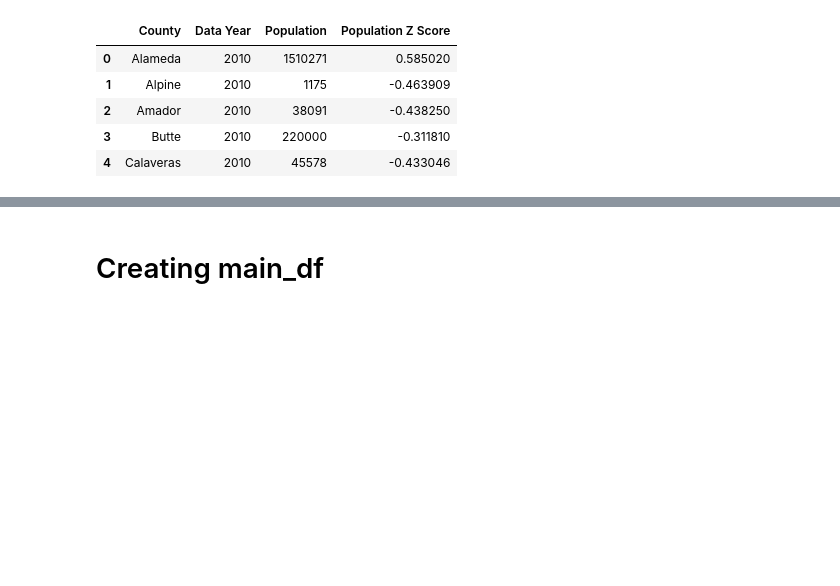
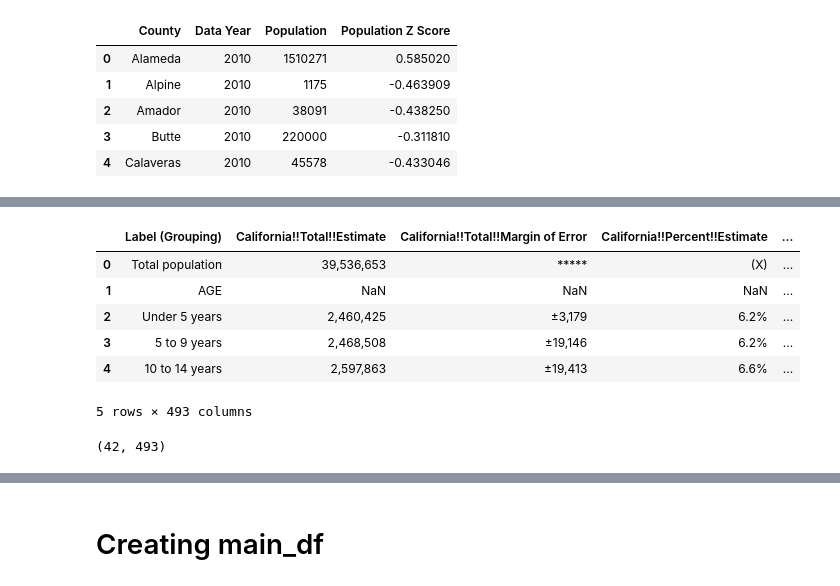
Before and after one commit to kellerl7/SIADS_Milestone_1, a Jupyter notebook: 19-btschmid-claris-lucaskel-kr_backup.ipynb, the cells around one changed output, grey strips where cells are left out. Drawn from its saved outputs; the diff is of its cells as text; code cells hidden in the pictures; blank space fills up the shorter version.

```diff
--- a/19-btschmid-claris-lucaskel-kr_backup.ipynb
+++ b/19-btschmid-claris-lucaskel-kr_backup.ipynb
@@ -715,0 +711,14 @@ def aged_population(dataset, datayear):
+# %%
+adult_csv_2017.head()
+# %% [output]
+|  | Label (Grouping) | California!!Total!!Estimate | California!!Total!!Margin of Error | California!!Percent!!Estimate | ... |
+| 0 | Total population | 39,536,653 | ***** | (X) | ... |
+| 1 | AGE | NaN | NaN | NaN | ... |
+| 2 | Under 5 years | 2,460,425 | ±3,179 | 6.2% | ... |
+| 3 | 5 to 9 years | 2,468,508 | ±19,146 | 6.2% | ... |
+| 4 | 10 to 14 years | 2,597,863 | ±19,413 | 6.6% | ... |
+5 rows × 493 columns
+# %%
+adult_csv_2017.shape
+# %% [output]
+(42, 493)
```
Also changed, not shown: parts of 25 cells of this notebook.
